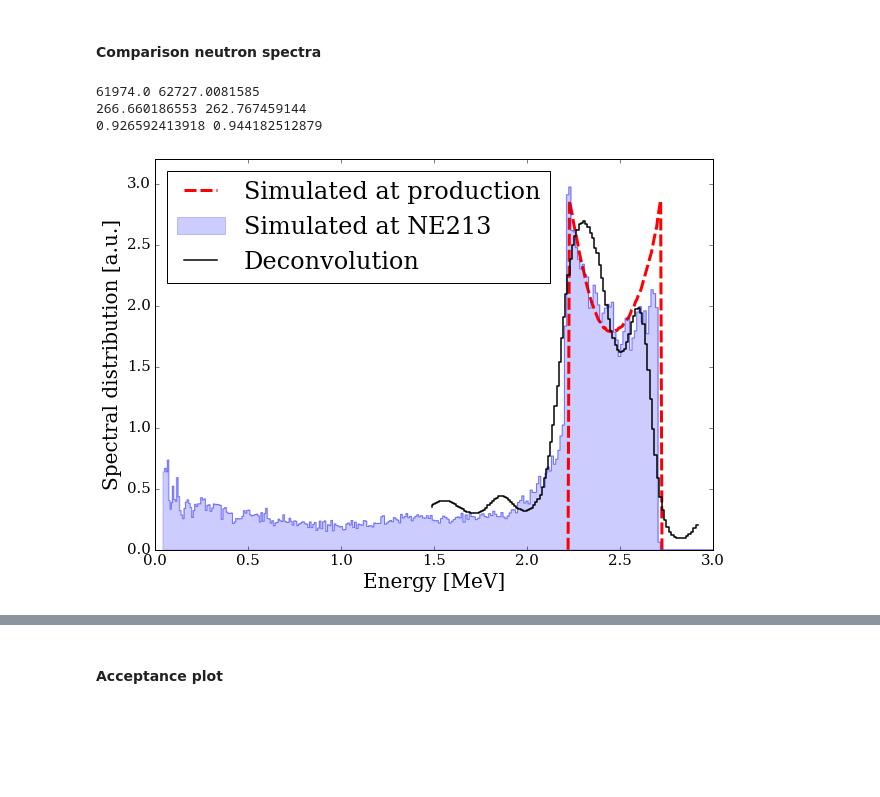
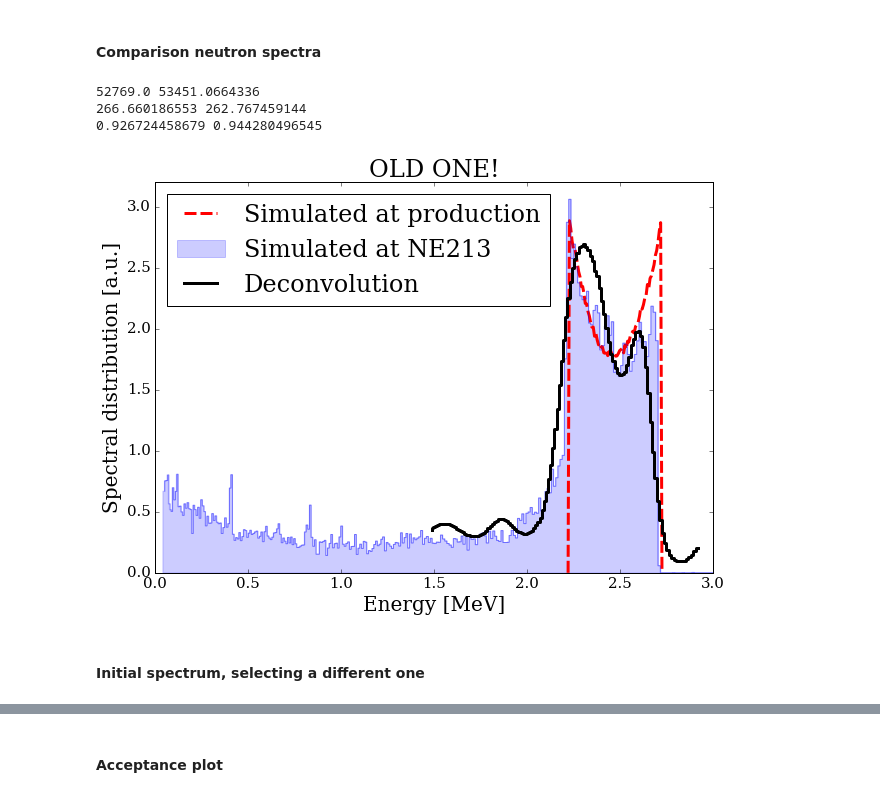
Before and after one commit to XENON1T/PTB, a Jupyter notebook: 13_read_simu_assuming_ralf_initial_dist.ipynb, the cells around one changed output, grey strips where cells are left out. Saved outputs shown, nothing was run; the diff lists cells and outputs as text; code cells hidden in the pictures; blank space fills up the shorter version.

```diff
--- a/13_read_simu_assuming_ralf_initial_dist.ipynb
+++ b/13_read_simu_assuming_ralf_initial_dist.ipynb
@@ -101,0 +183,2 @@ if not recreate_dist and not mc_it:
+# %%
+colors = ['blue', 'green', 'red', 'orange', 'purple']
@@ -156 +316,5 @@ response_sim_spec_r = get_neutron_spectrum_custom_interpolated(e_scale_r, sim_sp
+# %%
+g_response_sim_spec_r = []
+for _sim_spec in g_sim_spec:
+    g_response_sim_spec_r.append(get_neutron_spectrum_custom_interpolated(e_scale_r, _sim_spec))
 # %%
@@ -447,0 +647,18 @@ fit_disc_sub_acc_r.opt_chi2()
+# %%
+fit_disc_sub_acc_r.plot_data(color='green', label='Data', ls='None', marker='.', markersize=5)
+
+fit_disc_sub_acc_r_OLD.plot_fit(label='Old MC', color='black')
+for _fit_disc_sub_acc_r, l, c in zip(b_fit_disc_sub_acc_r, b_labels, colors):
+    _fit_disc_sub_acc_r.plot_fit(label='%d keV Bolzmann' % l, color=c)
+for _fit_disc_sub_acc_r, l, c in zip(g_fit_disc_sub_acc_r[1:], g_labels_to_plot, colors):
+    _fit_disc_sub_acc_r.plot_fit(label='%d keV Gaus' % l, ls='--', color=c)
+
+g_fit_disc_sub_acc_r[0].plot_fit(label='20 keV Gaus', ls='--', color='purple')
+
+plt.xlim(100, 1000)
+plt.ylim(0)
+# plt.xlim(700,800)
+# plt.ylim(0,0.005)
+plt.legend(loc=(1,0))
+plt.savefig('./figs/gauss_v_bolz_2_fit_phs.png', bbox_inches='tight')
+plt.show()
@@ -447,0 +667,17 @@ fit_disc_sub_acc_r.opt_chi2()
+# %%
+fit_disc_sub_acc_r.plot_data(color='green', label='Data', ls='None', marker='.', markersize=5)
+
+fit_disc_sub_acc_r_OLD.plot_fit(label='Old MC', color='black')
+for _fit_disc_sub_acc_r, l, c in zip(b_fit_disc_sub_acc_r, b_labels, colors):
+    _fit_disc_sub_acc_r.plot_fit(label='%d keV Bolzmann' % l, color=c)
+for _fit_disc_sub_acc_r, l, c in zip(g_fit_disc_sub_acc_r[1:], g_labels_to_plot, colors):
+    _fit_disc_sub_acc_r.plot_fit(label='%d keV Gaus' % l, ls='--', color=c)
+
+g_fit_disc_sub_acc_r[0].plot_fit(label='20 keV Gaus', ls='--', color='purple')
+plt.xlim(100, 1000)
+plt.ylim(0)
+plt.xlim(600,900)
+plt.ylim(0,0.01)
+plt.legend(loc=(1,0))
+plt.savefig('./figs/gauss_v_bolz_3_fit_phs_zoom.png', bbox_inches='tight')
+plt.show()
@@ -808,34 +1255,37 @@ mx_sel = mx_e_gru[1] > 0
 mx_e_x = mx_e_gru[0][mx_sel]
 mx_e_y = mx_e_gru[1][mx_sel]
 
 # plt.plot(x_factor * 1000*mx_e_x, 1/int2*mx_e_y, color='black', lw=1.5,
 #          ls='steps', label='Deconvolution',
 #         )
-plt.plot(x_factor*1000*e_and, 1/int2*y_and, color='black', lw=1.5,
+plt.plot(x_factor*1000*e_and, 1/int2*y_and, color='black', lw=3,
          ls='steps', label='Deconvolution',
         )
 
 ax = plt.gca()
 handles, labels =  ax.get_legend_handles_labels()
 # Sort
 labels = [labels[0], labels[2], labels[1]]
 handles = [handles[0], handles[2], handles[1]]
 
 ax.legend(handles, labels, loc='upper left')
 # ax.ticklabel_format(style='sci',scilimits=(-3,4),axis='y')
 # ax.yaxis.major.formatter._useMathText = True
 
 #plt.plot(1000*e_and, 1/int2*y_and, color='black', ls='solid', lw=0.5)
 
 plt.xlim(0,3)
 plt.ylim(0,y_factor * 0.0032)
 plt.xlabel('Energy [MeV]')
 plt.ylabel('Spectral distribution [a.u.]')
+plt.title('OLD ONE!')
 plt.savefig('./figs/mc_spectrum.png', bbox_inches='tight')
 plt.savefig('./figs/mc_spectrum.pdf', bbox_inches='tight')
 plt.show()
 # %% [output]
-61974.0 62727.0081585
+52769.0 53451.0664336
 266.660186553 262.767459144
-0.926592413918 0.944182512879
+0.926724458679 0.944280496545
-[figure, old version]
+[figure, new version]
+# %% [markdown]
+#### Initial spectrum, selecting a different one
```
Also changed, not shown: parts of 53 cells of this notebook, 15 other files.
